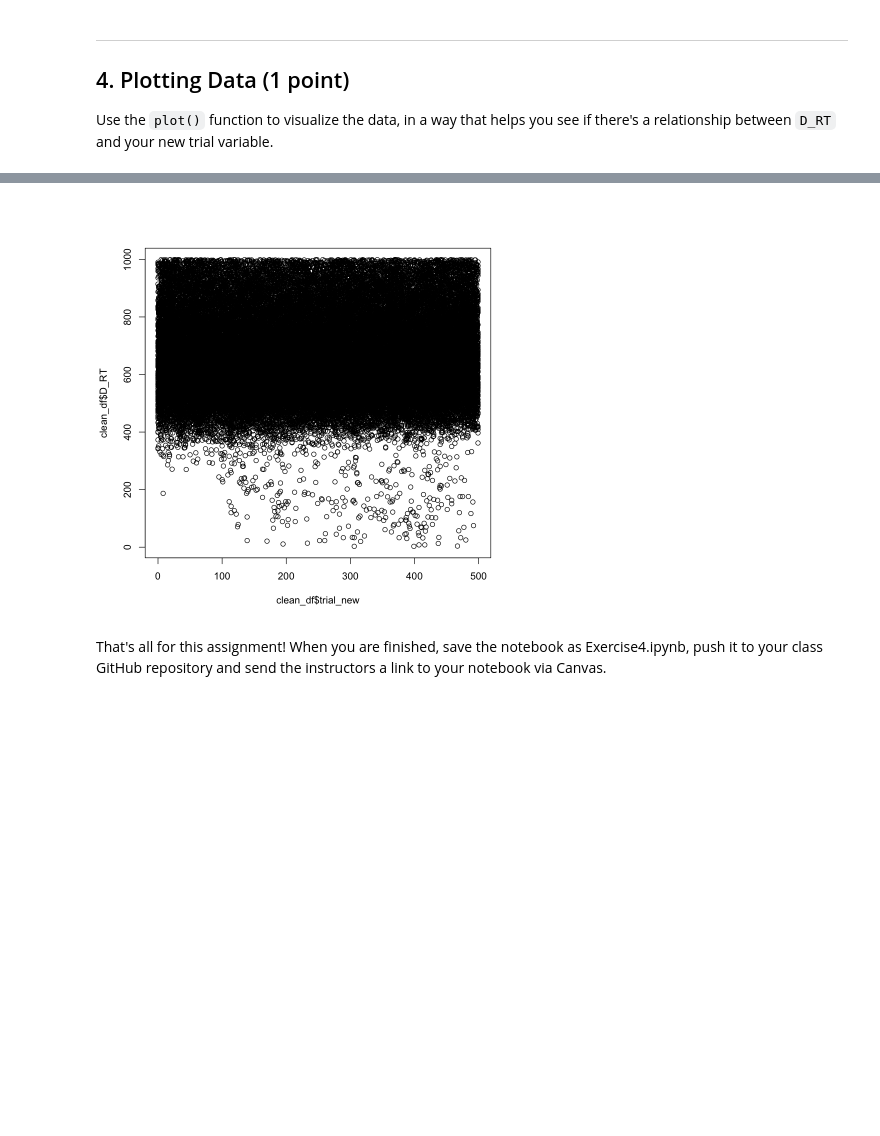
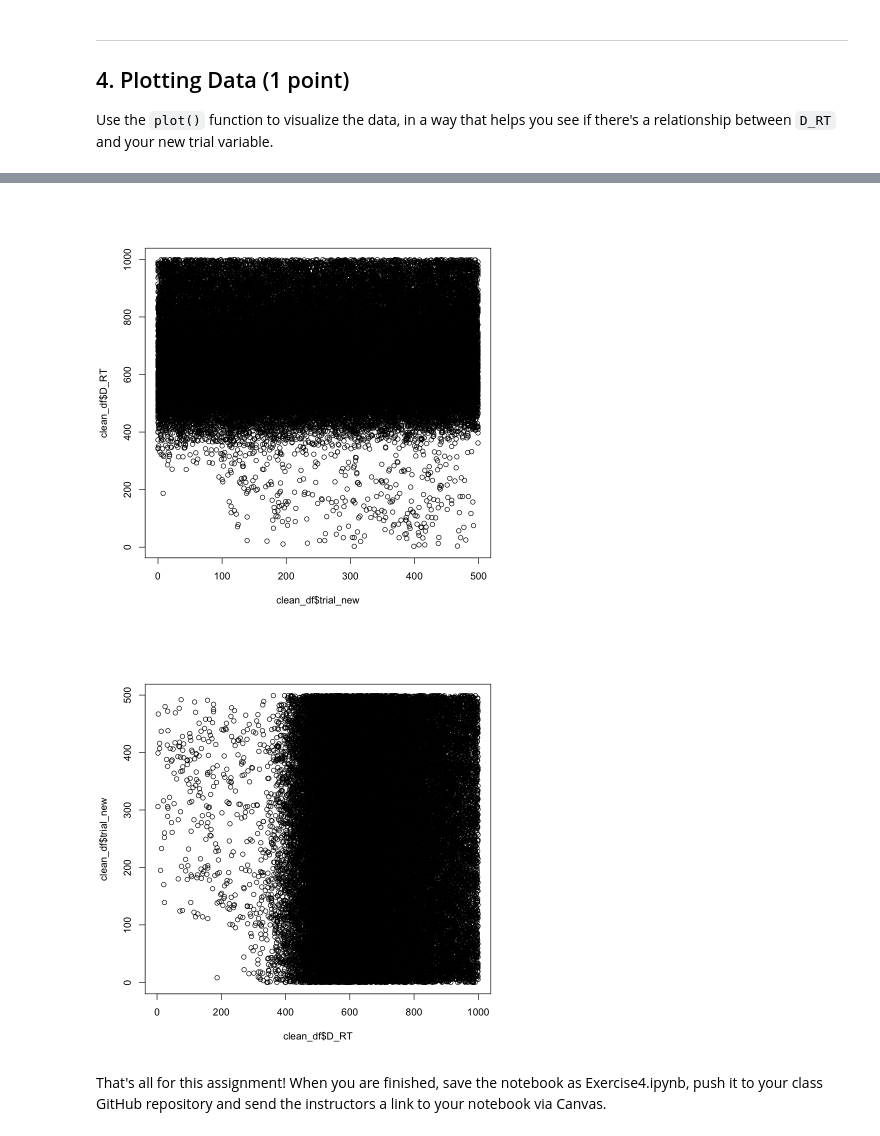
Before and after one commit to kdalbon/DalBon_DSPN_S26, a Jupyter notebook: Exercise4.ipynb, the cells around one changed output, grey strips where cells are left out. Saved outputs shown, nothing was run; the diff lists cells and outputs as text; code cells hidden in the pictures; blank space fills up the shorter version.

```diff
--- a/Exercise4.ipynb
+++ b/Exercise4.ipynb
@@ -89,6 +89,7 @@ mutate(trial_new = Trial - 1)
 Use the `plot()` function to visualize the data, in a way that helps you see if there's a relationship between `D_RT` and your new trial variable.
 # %%
 plot(clean_df$trial_new, clean_df$D_RT, type = 'p')
+plot(clean_df$D_RT, clean_df$trial_new, type = 'p')
 # %% [output]
 Warning message in xy.coords(x, y, xlabel, ylabel, log):
 “NAs introduced by coercion”
@@ -95,4 +98,5 @@ Warning message in xy.coords(x, y, xlabel, ylabel, log):
 [figure]
+[figure, added]
 # %% [markdown]
 That's all for this assignment! When you are finished, save the notebook as Exercise4.ipynb, push it to your class GitHub repository and send the instructors a link to your notebook via Canvas.
 # %% [markdown]
```
Also changed, not shown: parts of 3 cells of this notebook, 1 other file.
